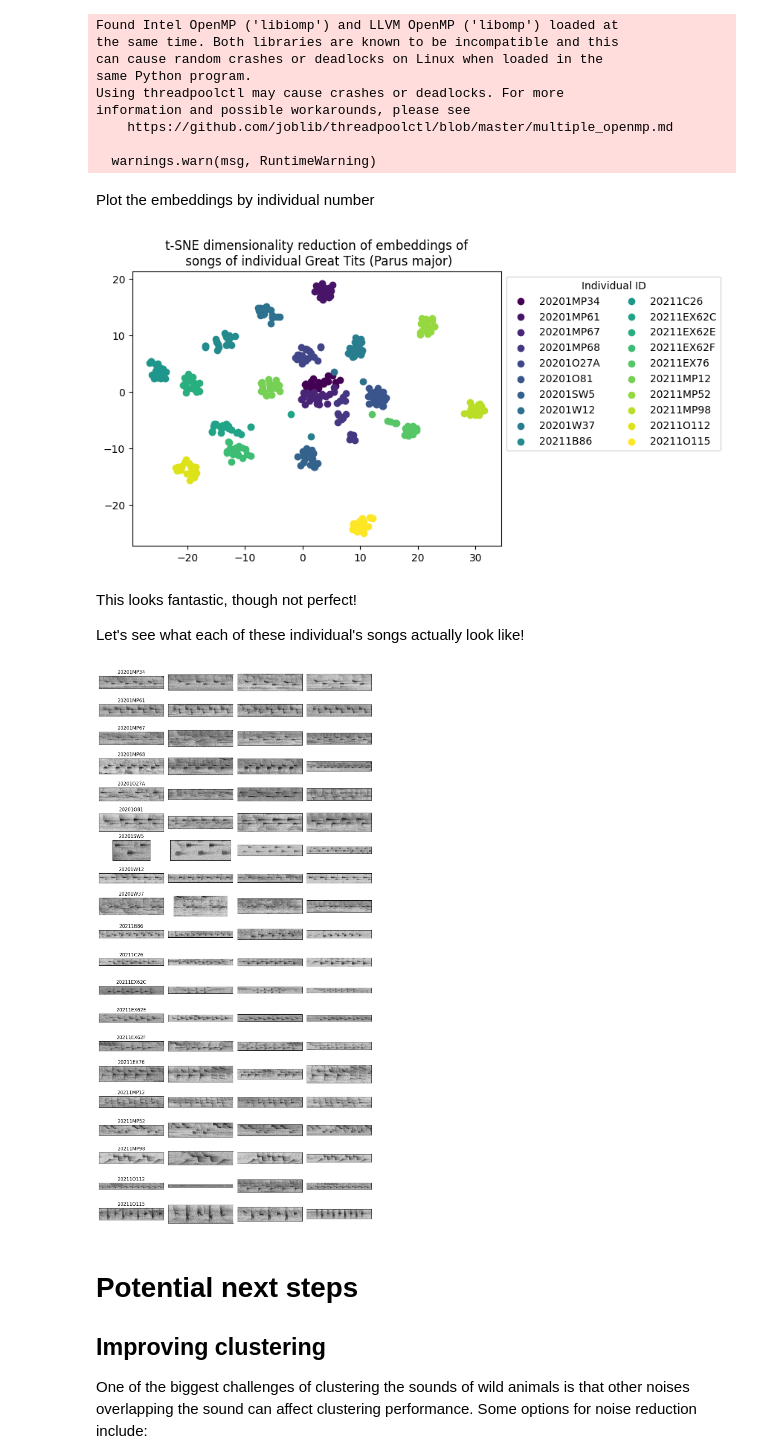
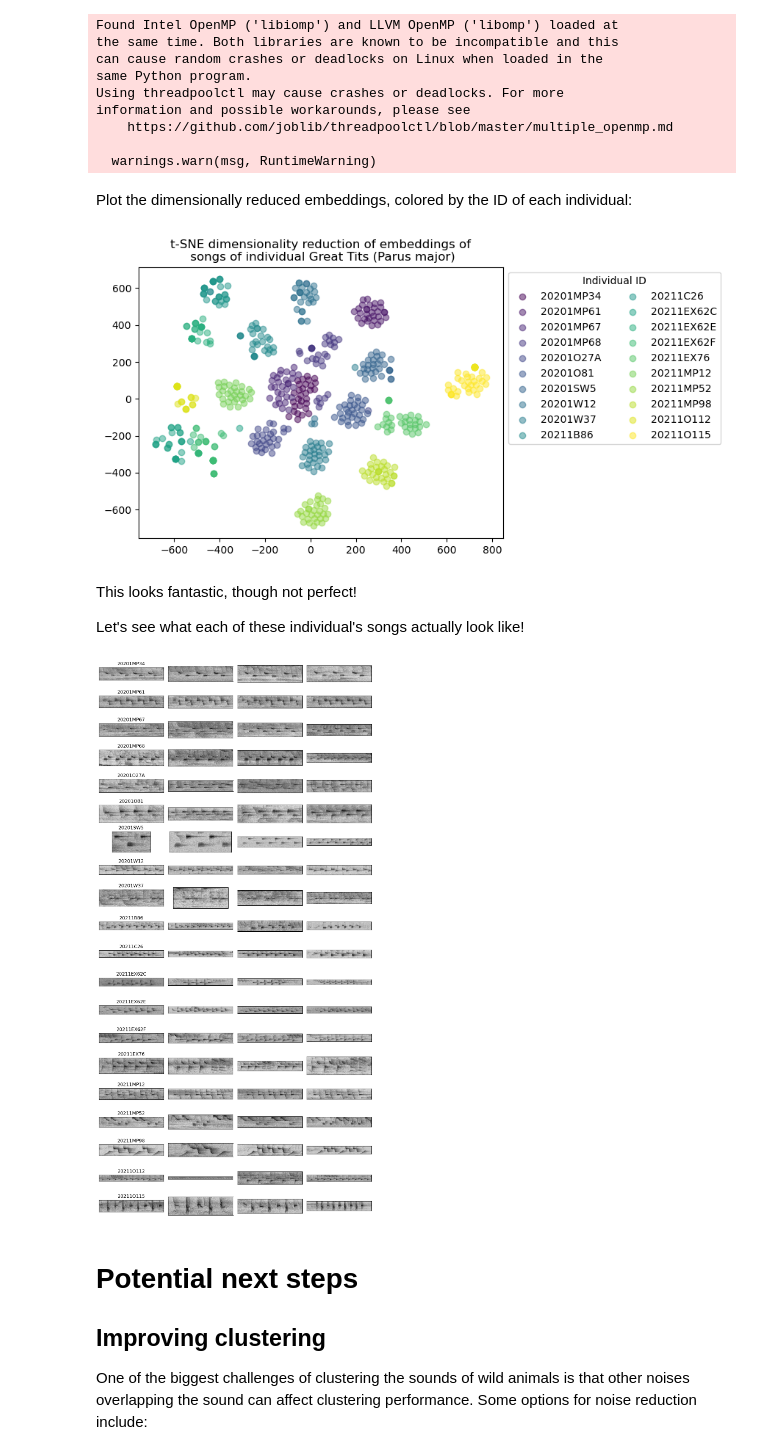
Before and after one commit to vocalpy/acoustic-communication-and-bioacoustics-bootcamp, a Jupyter notebook: code/cnn-feature-embeddings_wytham.ipynb, the cells around one changed output. Drawn from its saved outputs; the diff is of its cells as text; code cells hidden in the pictures.

Commit message:
Test on Python 3.11, update text

```diff
--- a/code/cnn-feature-embeddings_wytham.ipynb
+++ b/code/cnn-feature-embeddings_wytham.ipynb
@@ -65,11 +73,0 @@ Number of individuals: 42
-# %%
-import ast
-# Get the annotated data for all these wavfiles
-wavfile_ids = [str(wavfile.name).strip(".wav").strip(".WAV") for wavfile in wavfiles]
-annots_df = pd.read_csv(
-    csv_path, index_col=0,
-    # If you want to use individual syllable data, need to convert some columns to lists
-    #converters={12:ast.literal_eval, 13:ast.literal_eval, 14:ast.literal_eval, 15:ast.literal_eval}
-)
-annots_df = annots_df.loc[wavfile_ids]
-print(annots_df.shape[0])
@@ -108,9 +76,12 @@ Get 20 random examples of each song type to work with
 # %%
+# Get the 20 most common song types
+top_song_types = annots_df.value_counts(["class_id"]).reset_index()[:20]
+
 # Get all annotations for these songtypes
 all_annots_songtypes = annots_df[annots_df.class_id.isin(top_song_types.class_id.values)]
 
 # Randomly sample 20 recordings per song type"
-test_songs = all_annots_songtypes.groupby("class_id").sample(20, random_state=3)
+test_songs = all_annots_songtypes.groupby("class_id").sample(30, random_state=3)
 
 # Make sure there are 20 per song type
 test_songs.class_id.value_counts()
@@ -197,7 +187,7 @@ Use t-SNE to dimensionally reduce the embeddings
 # %%
 from sklearn.manifold import TSNE
 
-tsne = TSNE(n_components=2, random_state=42)
+tsne = TSNE(n_components=2, random_state=42, perplexity=30, n_iter=5000)
 embeddings_tsne = tsne.fit_transform(embeddings)
 # %% [output]
 Found Intel OpenMP ('libiomp') and LLVM OpenMP ('libomp') loaded at
@@ -210,24 +200,24 @@ information and possible workarounds, please see
 
   warnings.warn(msg, RuntimeWarning)
 # %% [markdown]
-Plot the embeddings by individual number
+Plot the dimensionally reduced embeddings, colored by the ID of each individual:
 # %%
 import numpy as np
 import matplotlib.pyplot as plt
 from matplotlib.pyplot import cm
 fig, ax = plt.subplots()
 
 individual_ids = test_songs.ID
 color_map = iter(cm.viridis(np.linspace(0, 1, len(individual_ids.unique()))))
 for i, individual_idx in enumerate(np.unique(individual_ids)):
     color = next(color_map)
     embeddings_individual = embeddings_tsne[individual_ids == individual_idx]
-    ax.scatter(embeddings_individual[:, 0], y=embeddings_individual[:, 1], label=individual_idx, color=color)
+    ax.scatter(embeddings_individual[:, 0], y=embeddings_individual[:, 1], label=individual_idx, color=color, alpha=0.5)
 ax.legend(ncols=2, bbox_to_anchor=(1, 1), title="Individual ID")
 plt.title("t-SNE dimensionality reduction of embeddings of\n songs of individual Great Tits (Parus major)")
 plt.show()
 # %% [output]
-[figure, old version]
+[figure, new version]
 # %% [markdown]
 This looks fantastic, though not perfect!
 
@@ -257,7 +247,7 @@ for individual_idx, (individual_id, df) in enumerate(test_songs.groupby(["ID"]))
             ax.set_title(individual_id[0])
 plt.tight_layout()
 # %% [output]
-[figure, old version]
+[figure, new version]
 # %% [markdown]
 # Potential next steps
 
```
Also changed, not shown: parts of 22 cells of this notebook.
